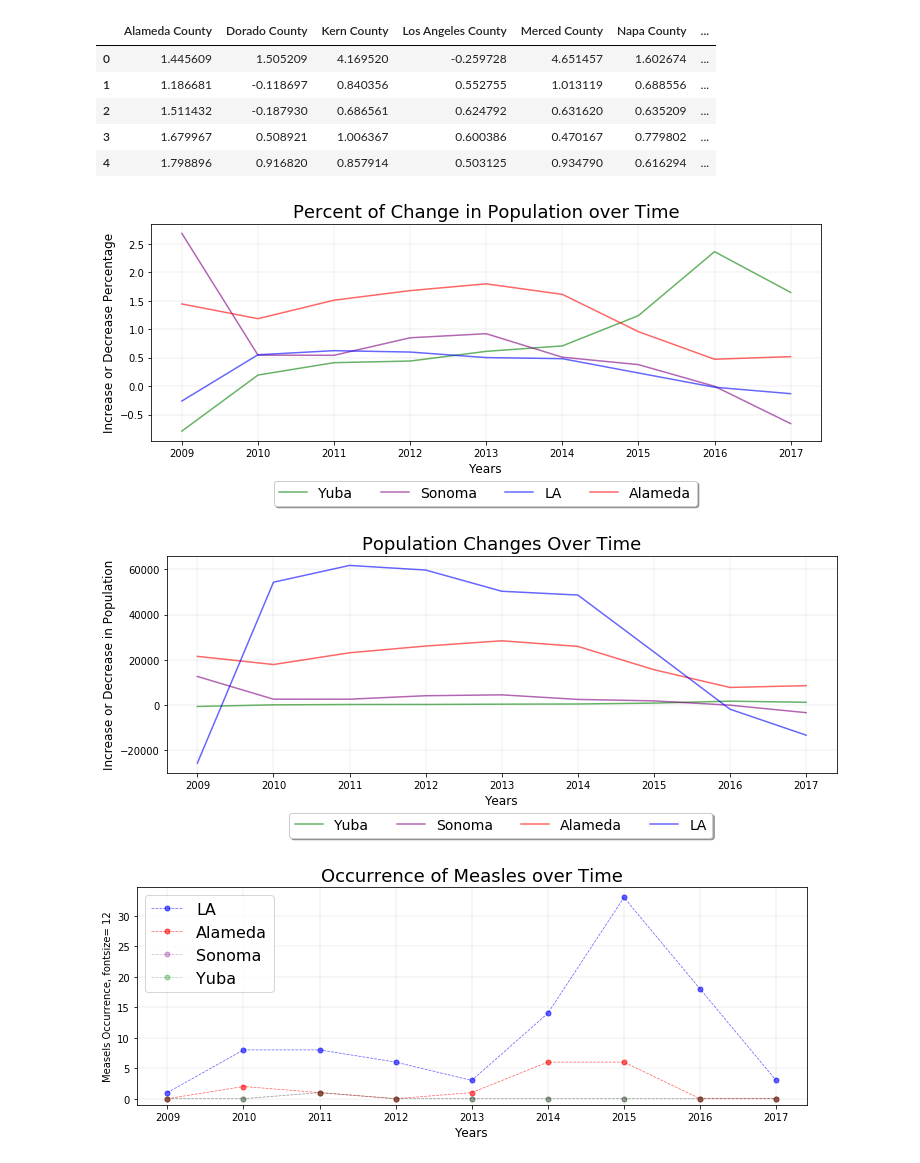
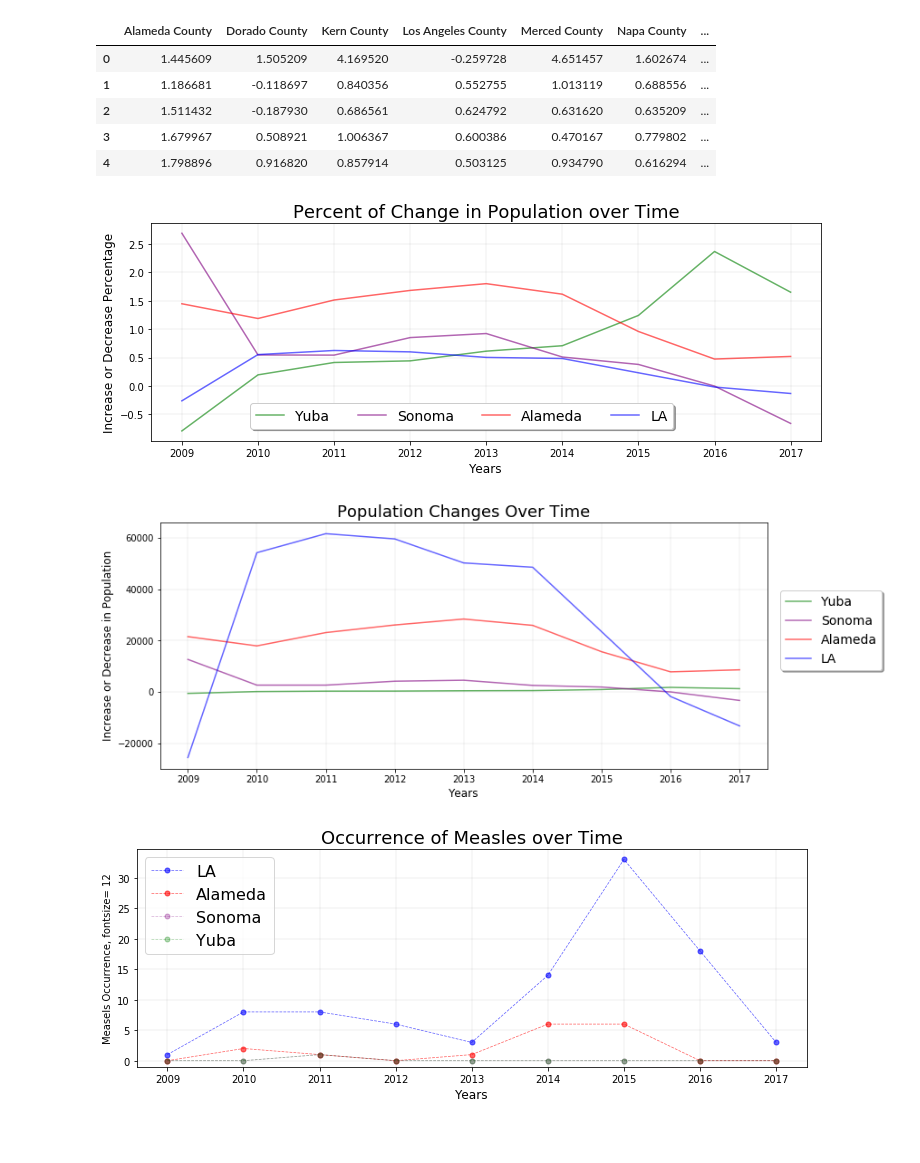
Before and after one commit to GCutaiar/group-project1, a Jupyter notebook: Resource/scatter_plots_clay.ipynb, the cells around one changed output. Cells and saved outputs as stored; diff of their text form; code cells hidden in the pictures; blank space fills up the shorter version.

```diff
--- a/Resource/scatter_plots_clay.ipynb
+++ b/Resource/scatter_plots_clay.ipynb
@@ -206,24 +249,25 @@ percentage_differences.head()
 # %%
 x_axis = ["2009", "2010", "2011", "2012", "2013", "2014", "2015", "2016", "2017"]
 
 plt.figure(figsize=(12,4))
 
 plt.title('Percent of Change in Population over Time', fontsize = 18)
 plt.xlabel('Years', fontsize=12)
 plt.ylabel('Increase or Decrease Percentage', fontsize= 12)
 plt.grid(color='grey', linestyle='-', linewidth=0.25, alpha=0.5)
 
 plt.plot(x_axis, percentage_differences.iloc[:,14], color = 'g', alpha = 0.6, label = "Yuba")
 plt.plot(x_axis, percentage_differences.iloc[:,12], color = 'purple', alpha = 0.6, label = "Sonoma")
+plt.plot(x_axis, percentage_differences.iloc[:,0], color = 'r', alpha = 0.6, label = "Alameda")
 plt.plot(x_axis, percentage_differences.iloc[:,3], color = 'b', alpha = 0.6, label = "LA")
-plt.plot(x_axis, percentage_differences.iloc[:,0], color = 'r', alpha = 0.6, label = "Alameda")
 
-plt.legend(loc='upper right', bbox_to_anchor=(0.825, -.15), fancybox=True, shadow=True, ncol=5, fontsize = 14)
+
+plt.legend(loc='upper right', bbox_to_anchor=(0.675, -.15), fancybox=True, shadow=True, ncol=5, fontsize = 14, borderaxespad=-5)
 
 plt.savefig("Plot_images/Percent_Change_Population.png")
 plt.show()
 # %% [output]
-[figure, old version]
+[figure, new version]
 # %%
 pop_changes_for_plot = pop_changes.drop(0)
 
@@ -234,7 +278,7 @@ diff_Sonoma = pop_changes_for_plot.iloc[:,12]
 # %%
 x_axis = ["2009", "2010", "2011", "2012", "2013", "2014", "2015", "2016", "2017"]
 
-plt.figure(figsize=(12,4))
+plt.figure(figsize=(12,5))
 
 plt.title('Population Changes Over Time', fontsize = 18)
 plt.xlabel('Years', fontsize=12)
@@ -246,12 +290,12 @@ plt.plot(x_axis, diff_Sonoma, color = 'purple', alpha = 0.6, label = "Sonoma")
 plt.plot(x_axis, diff_Alameda, color = 'r', alpha = 0.6, label = "Alameda")
 plt.plot(x_axis, diff_LA, color = 'b', alpha = 0.6, label = "LA")
 
-plt.legend(loc='upper right', bbox_to_anchor=(0.825, -.15), fancybox=True, shadow=True, ncol=5, fontsize = 14)
+plt.legend(loc='upper right', bbox_to_anchor=(1.2, .75), shadow=True, fontsize = 14)
 
-plt.savefig("Plot_images/Population_Change_Time.png")
+plt.savefig("Plot_images/Population_Change_Time_v2.png")
 plt.show()
 # %% [output]
-[figure, old version]
+[figure, new version]
 # %%
 #The Graphs for compairing populations didn't read well becuase of the huge differences in total populations
 #instead, I calculated the change per year of population to make the comparison more digestible
```
Also changed, not shown: parts of 8 cells of this notebook, 4 other files.
